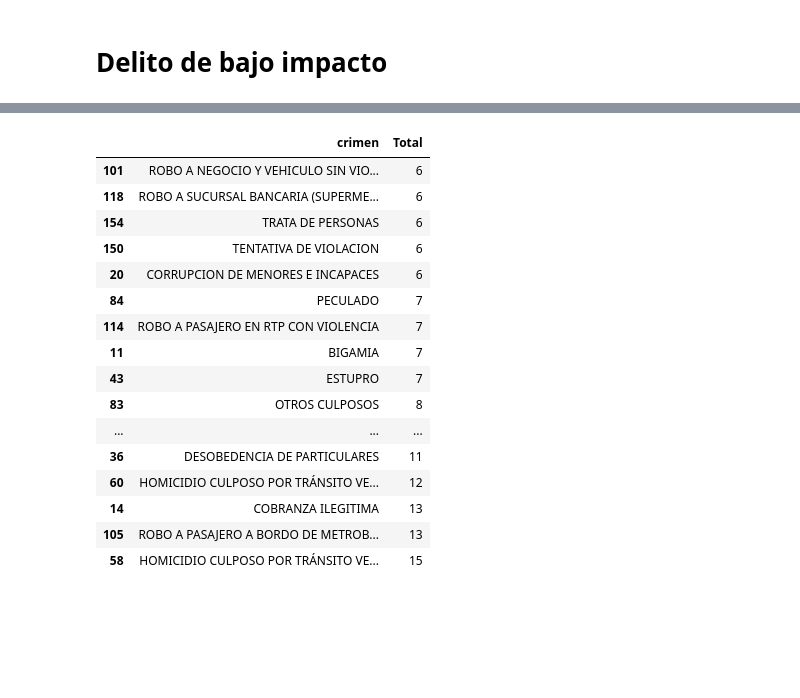
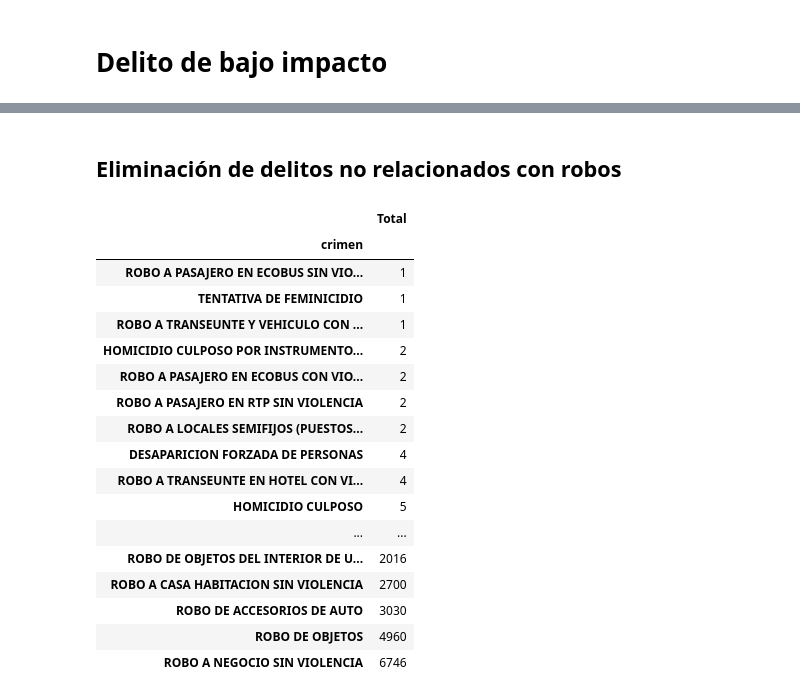
Before and after one commit to jesus-acm/crimeZone-python, a Jupyter notebook: 2 - Limpieza de categorias.ipynb, the cells around one changed output, grey strips where cells are left out. Cells and saved outputs as stored; diff of their text form; code cells hidden in the pictures; blank space fills up the shorter version.

Commit message:
Se eliminan categorias de delitos

```diff
--- a/2 - Limpieza de categorias.ipynb
+++ b/2 - Limpieza de categorias.ipynb
@@ -249,0 +277,2 @@ tabla_frecuencias_categoria('ROBO DE VEHÍCULO CON Y SIN VIOLENCIA', True)
+# %% [markdown]
+## Eliminación de delitos no relacionados con robos
@@ -250,20 +436,21 @@ tabla_frecuencias_categoria('ROBO DE VEHÍCULO CON Y SIN VIOLENCIA', True)
 # %%
-tabla_frecuencias_categoria('DELITO DE BAJO IMPACTO',True)[40:60]
+tabla_frecuencias_categoria('DELITO DE BAJO IMPACTO',True).set_index(['crimen']).drop(delitos_a_borrar)
 # %% [output]
-|  | crimen | Total |
-| 101 | ROBO A NEGOCIO Y VEHICULO SIN VIO... | 6 |
-| 118 | ROBO A SUCURSAL BANCARIA (SUPERME... | 6 |
-| 154 | TRATA DE PERSONAS | 6 |
-| 150 | TENTATIVA DE VIOLACION | 6 |
-| 20 | CORRUPCION DE MENORES E INCAPACES | 6 |
-| 84 | PECULADO | 7 |
-| 114 | ROBO A PASAJERO EN RTP CON VIOLENCIA | 7 |
-| 11 | BIGAMIA | 7 |
-| 43 | ESTUPRO | 7 |
-| 83 | OTROS CULPOSOS | 8 |
-| ... | ... | ... |
-| 36 | DESOBEDENCIA DE PARTICULARES | 11 |
-| 60 | HOMICIDIO CULPOSO POR TRÁNSITO VE... | 12 |
-| 14 | COBRANZA ILEGITIMA | 13 |
-| 105 | ROBO A PASAJERO A BORDO DE METROB... | 13 |
-| 58 | HOMICIDIO CULPOSO POR TRÁNSITO VE... | 15 |
+|  | Total |
+| crimen |  |
+| ROBO A PASAJERO EN ECOBUS SIN VIO... | 1 |
+| TENTATIVA DE FEMINICIDIO | 1 |
+| ROBO A TRANSEUNTE Y VEHICULO CON ... | 1 |
+| HOMICIDIO CULPOSO POR INSTRUMENTO... | 2 |
+| ROBO A PASAJERO EN ECOBUS CON VIO... | 2 |
+| ROBO A PASAJERO EN RTP SIN VIOLENCIA | 2 |
+| ROBO A LOCALES SEMIFIJOS (PUESTOS... | 2 |
+| DESAPARICION FORZADA DE PERSONAS | 4 |
+| ROBO A TRANSEUNTE EN HOTEL CON VI... | 4 |
+| HOMICIDIO CULPOSO | 5 |
+| ... | ... |
+| ROBO DE OBJETOS DEL INTERIOR DE U... | 2016 |
+| ROBO A CASA HABITACION SIN VIOLENCIA | 2700 |
+| ROBO DE ACCESORIOS DE AUTO | 3030 |
+| ROBO DE OBJETOS | 4960 |
+| ROBO A NEGOCIO SIN VIOLENCIA | 6746 |
```
Also changed, not shown: parts of 23 cells of this notebook.
